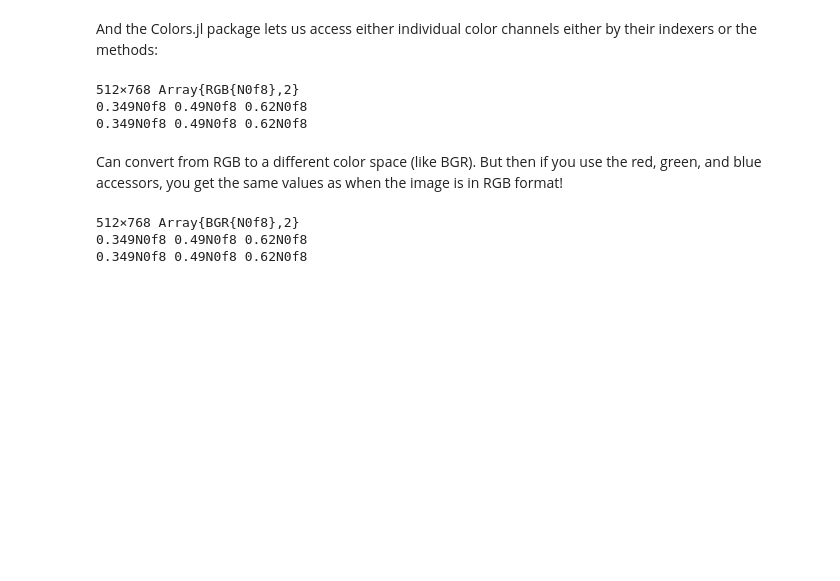
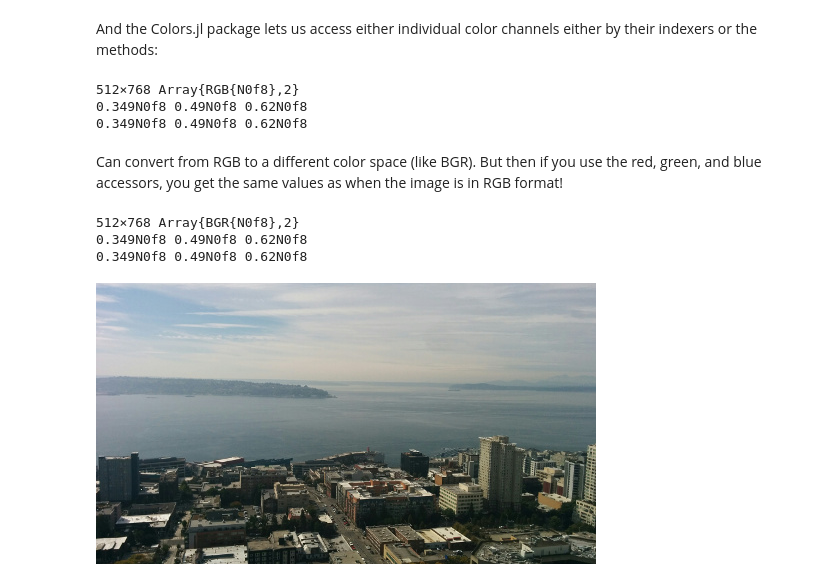
Before and after one commit to mprat/learningjulia, a Jupyter notebook: notebooks/01-getting-started-with-images.ipynb, the cells around one changed output. Drawn from its saved outputs; the diff is of its cells as text; code cells hidden in the pictures; blank space fills up the shorter version.

```diff
--- a/notebooks/01-getting-started-with-images.ipynb
+++ b/notebooks/01-getting-started-with-images.ipynb
@@ -84,4 +81,6 @@ println(red(c), " ", green(c), " ", blue(c));
 0.349N0f8 0.49N0f8 0.62N0f8
 # %%
 # load an image from disk
-img = load("robin.png")
+img = load("skyline.jpg")
+# %% [output]
+[figure, added]
```
Also changed, not shown: parts of 2 cells of this notebook, 3 other files.
